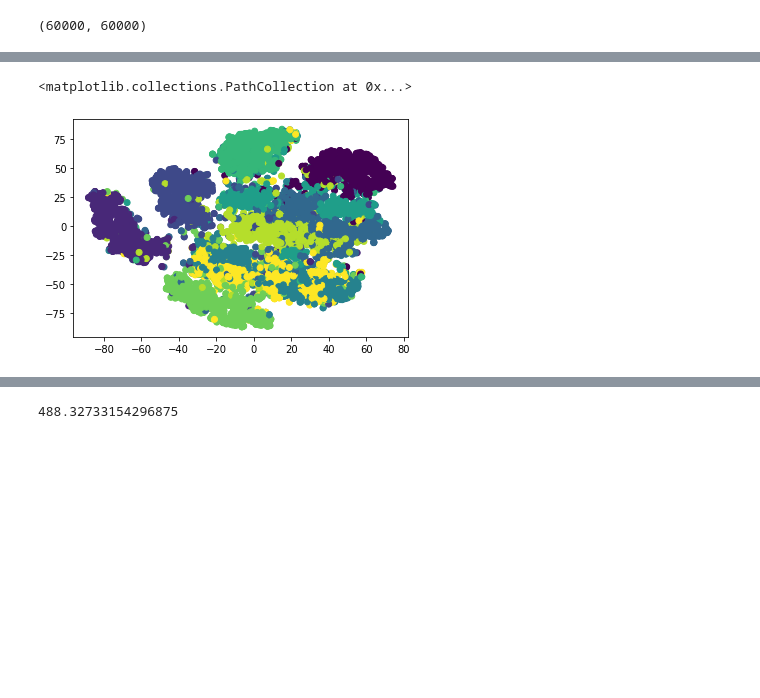
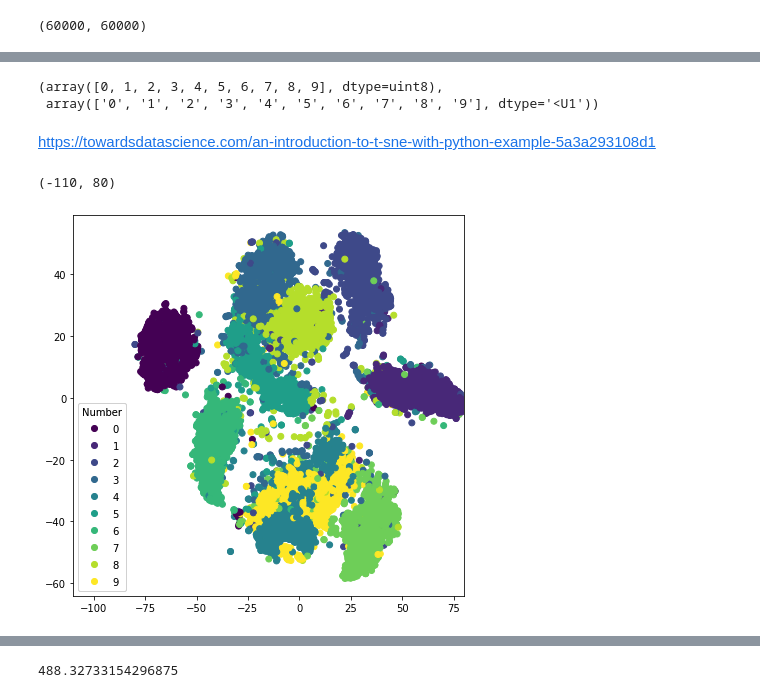
Before and after one commit to scottclay/MLLytics, a Jupyter notebook: examples/pca_clustering.ipynb, the cells around one changed output, grey strips where cells are left out. Cells and saved outputs as stored; diff of their text form; code cells hidden in the pictures; blank space fills up the shorter version.

```diff
--- a/examples/pca_clustering.ipynb
+++ b/examples/pca_clustering.ipynb
@@ -85,8 +92,3 @@ t-SNE done! Time elapsed: 25.063261032104492 seconds
 # %%
 tse_x = [tse[i][0] for i in range(0,len(tse))]
 tse_y = [tse[i][1] for i in range(0,len(tse))]
-# %%
-plt.scatter(tse_x, tse_y, c = y_train[0:10000])
-# %% [output]
-<matplotlib.collections.PathCollection at 0x...>
-[figure, removed]
@@ -92,0 +97,5 @@ plt.scatter(tse_x, tse_y, c = y_train[0:10000])
+# %%
+np.unique(y_train), np.unique(str_y_train)
+# %% [output]
+(array([0, 1, 2, 3, 4, 5, 6, 7, 8, 9], dtype=uint8),
+ array(['0', '1', '2', '3', '4', '5', '6', '7', '8', '9'], dtype='<U1'))
@@ -93,3 +121,17 @@ plt.scatter(tse_x, tse_y, c = y_train[0:10000])
+# %% [markdown]
+https://towardsdatascience.com/an-introduction-to-t-sne-with-python-example-5a3a293108d1
+# %%
+fig, ax = plt.subplots(1,1,figsize=(7,7))
+scatter_tse = ax.scatter(tse_x, tse_y, c = y_train[0:10000])
+
+# produce a legend with the unique colors from the scatter
+legend = ax.legend(*scatter_tse.legend_elements(), loc="lower left", title="Number")
+ax.add_artist(legend)
+
+ax.set_xlim([-110,80])
+# %% [output]
+(-110, 80)
+[figure, added]
 # %%
 from sklearn.cluster import KMeans
 # %%
```
Also changed, not shown: parts of 16 cells of this notebook, 3 other files.
